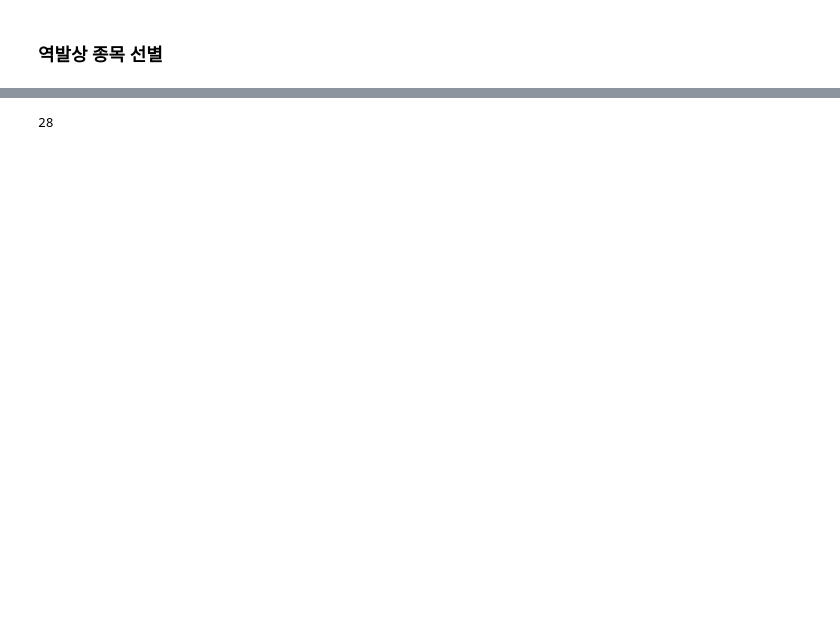
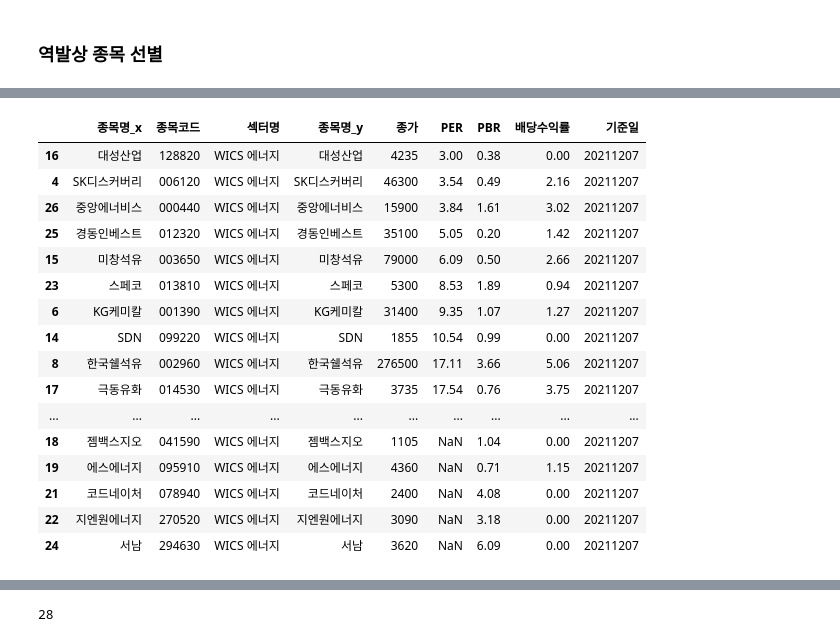
Before and after one commit to hungry-wook/StockScreener, a Jupyter notebook: ipynbs/contrarian.ipynb, the cells around one changed output, grey strips where cells are left out. Drawn from its saved outputs; the diff is of its cells as text; code cells hidden in the pictures; blank space fills up the shorter version.

```diff
--- a/ipynbs/contrarian.ipynb
+++ b/ipynbs/contrarian.ipynb
@@ -29,2 +26,23 @@ sector_data = {k:pd.merge(v,
+# %%
+sector_data2['G1010']
+# a = sector_data.items()
+# %% [output]
+|  | 종목명_x | 종목코드 | 섹터명 | 종목명_y | 종가 | PER | PBR | 배당수익률 | 기준일 |
+| 16 | 대성산업 | 128820 | WICS 에너지 | 대성산업 | 4235 | 3.00 | 0.38 | 0.00 | 20211207 |
+| 4 | SK디스커버리 | 006120 | WICS 에너지 | SK디스커버리 | 46300 | 3.54 | 0.49 | 2.16 | 20211207 |
+| 26 | 중앙에너비스 | 000440 | WICS 에너지 | 중앙에너비스 | 15900 | 3.84 | 1.61 | 3.02 | 20211207 |
+| 25 | 경동인베스트 | 012320 | WICS 에너지 | 경동인베스트 | 35100 | 5.05 | 0.20 | 1.42 | 20211207 |
+| 15 | 미창석유 | 003650 | WICS 에너지 | 미창석유 | 79000 | 6.09 | 0.50 | 2.66 | 20211207 |
+| 23 | 스페코 | 013810 | WICS 에너지 | 스페코 | 5300 | 8.53 | 1.89 | 0.94 | 20211207 |
+| 6 | KG케미칼 | 001390 | WICS 에너지 | KG케미칼 | 31400 | 9.35 | 1.07 | 1.27 | 20211207 |
+| 14 | SDN | 099220 | WICS 에너지 | SDN | 1855 | 10.54 | 0.99 | 0.00 | 20211207 |
+| 8 | 한국쉘석유 | 002960 | WICS 에너지 | 한국쉘석유 | 276500 | 17.11 | 3.66 | 5.06 | 20211207 |
+| 17 | 극동유화 | 014530 | WICS 에너지 | 극동유화 | 3735 | 17.54 | 0.76 | 3.75 | 20211207 |
+| ... | ... | ... | ... | ... | ... | ... | ... | ... | ... |
+| 18 | 젬백스지오 | 041590 | WICS 에너지 | 젬백스지오 | 1105 | NaN | 1.04 | 0.00 | 20211207 |
+| 19 | 에스에너지 | 095910 | WICS 에너지 | 에스에너지 | 4360 | NaN | 0.71 | 1.15 | 20211207 |
+| 21 | 코드네이처 | 078940 | WICS 에너지 | 코드네이처 | 2400 | NaN | 4.08 | 0.00 | 20211207 |
+| 22 | 지엔원에너지 | 270520 | WICS 에너지 | 지엔원에너지 | 3090 | NaN | 3.18 | 0.00 | 20211207 |
+| 24 | 서남 | 294630 | WICS 에너지 | 서남 | 3620 | NaN | 6.09 | 0.00 | 20211207 |
 # %%
 sector_code_name = {k: ' '.join(v['섹터명'].iloc[0].split()[1:]) \
```
Also changed, not shown: parts of 9 cells of this notebook, 1 other file.
